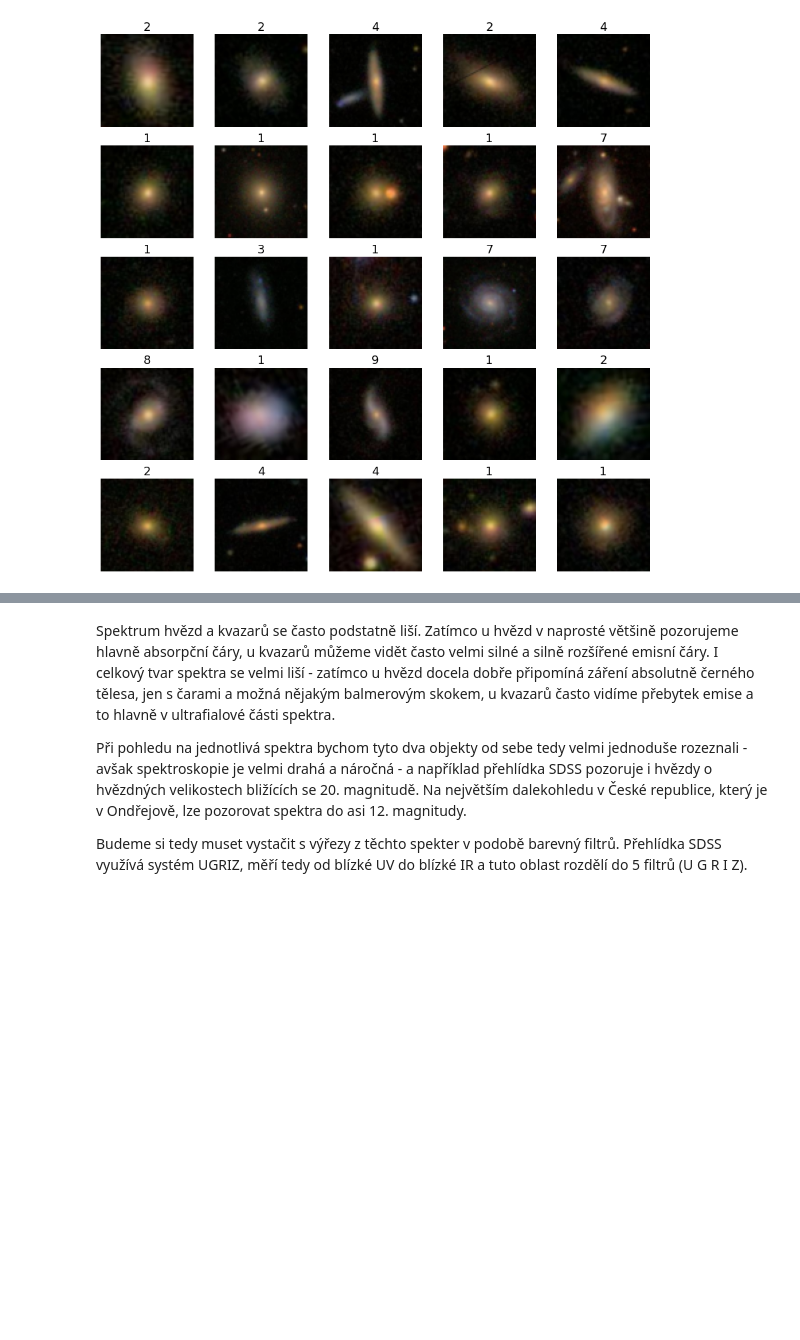
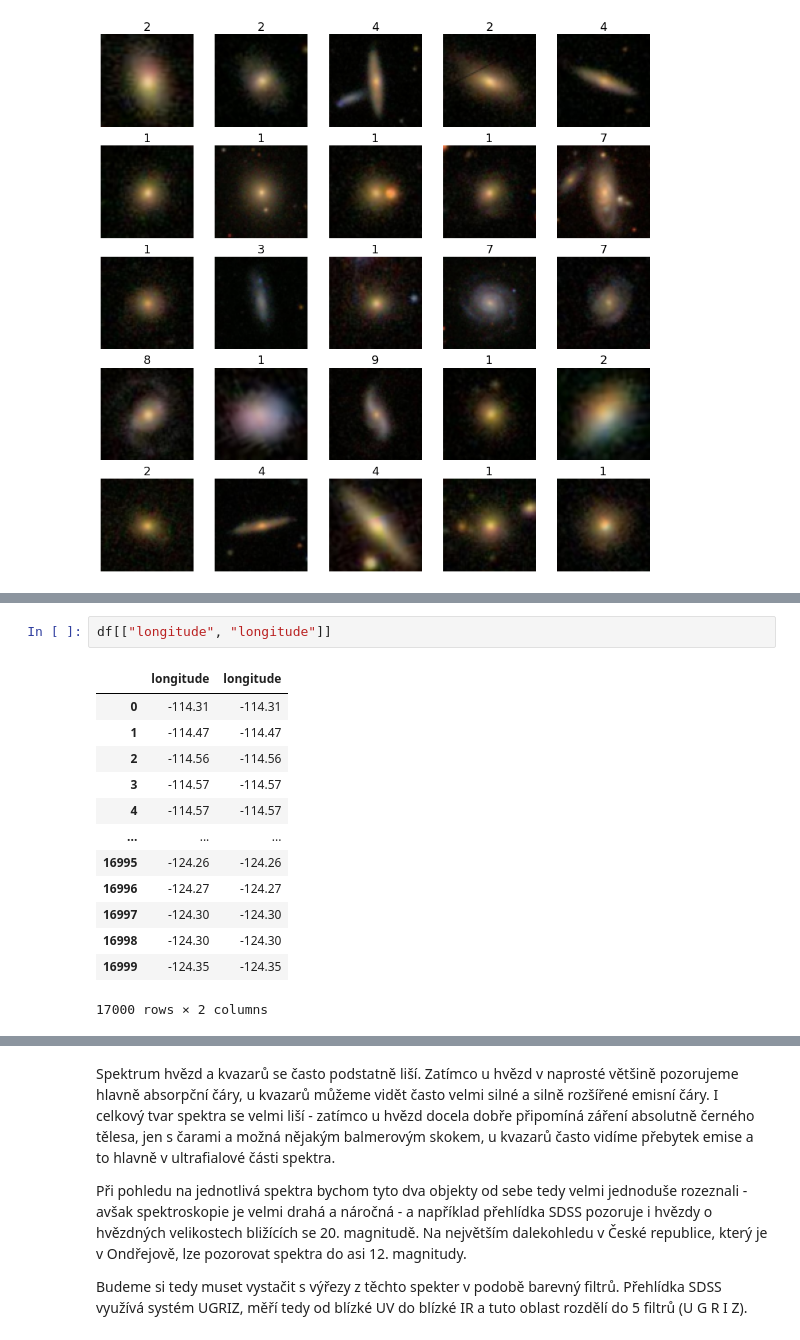
Before and after one commit to tomasplsek/AstroML, a Jupyter notebook: 02_decision_tree.ipynb, the cells around one changed output, grey strips where cells are left out. Saved outputs shown, nothing was run; the diff lists cells and outputs as text; blank space fills up the shorter version.

```diff
--- a/02_decision_tree.ipynb
+++ b/02_decision_tree.ipynb
@@ -341,0 +433,16 @@ for i in range(5):
+# %%
+df[["longitude", "longitude"]]
+# %% [output]
+|  | longitude | longitude |
+| 0 | -114.31 | -114.31 |
+| 1 | -114.47 | -114.47 |
+| 2 | -114.56 | -114.56 |
+| 3 | -114.57 | -114.57 |
+| 4 | -114.57 | -114.57 |
+| ... | ... | ... |
+| 16995 | -124.26 | -124.26 |
+| 16996 | -124.27 | -124.27 |
+| 16997 | -124.30 | -124.30 |
+| 16998 | -124.30 | -124.30 |
+| 16999 | -124.35 | -124.35 |
+17000 rows × 2 columns
```
Also changed, not shown: parts of 15 cells of this notebook.
